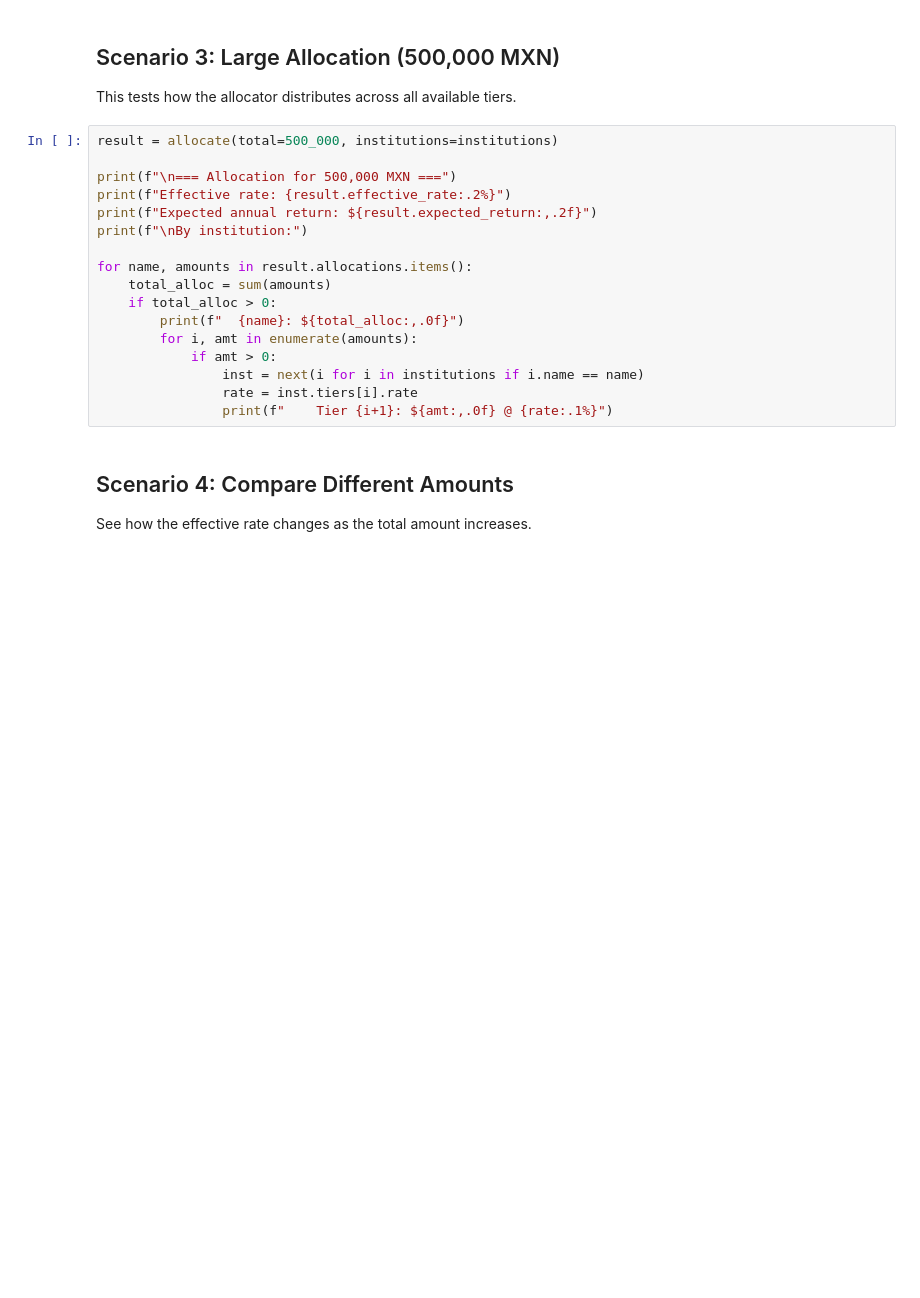
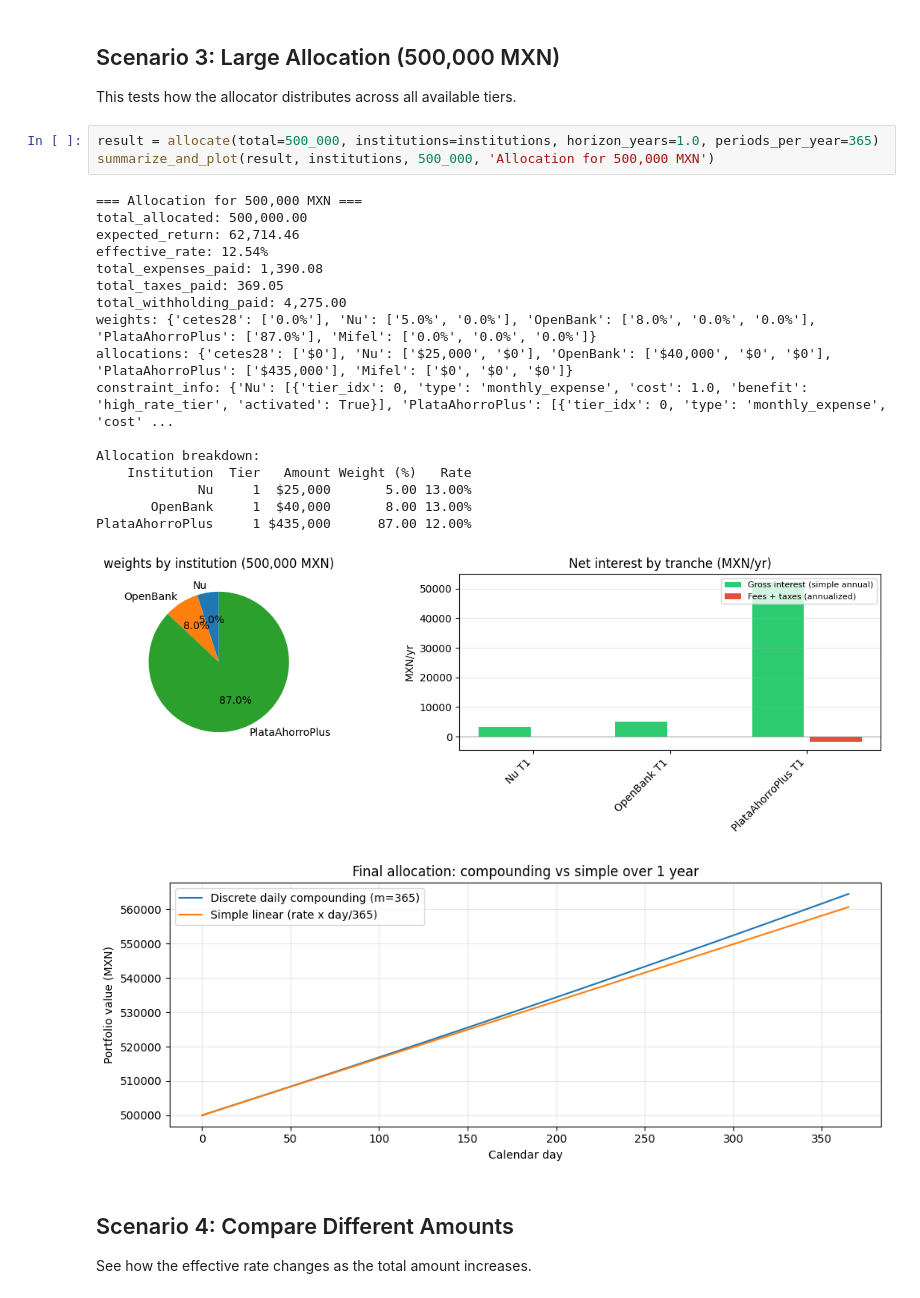
Before and after one commit to geraledesma/rate-allocator, a Jupyter notebook: notebooks/demo.ipynb, the cells around one changed output. Drawn from its saved outputs; the diff is of its cells as text; blank space fills up the shorter version.

```diff
--- a/notebooks/demo.ipynb
+++ b/notebooks/demo.ipynb
@@ -75,23 +92,28 @@ for name, amounts in result.allocations.items():
 ## Scenario 3: Large Allocation (500,000 MXN)
 
 This tests how the allocator distributes across all available tiers.
-# %%
-result = allocate(total=500_000, institutions=institutions)
-
-print(f"\n=== Allocation for 500,000 MXN ===")
-print(f"Effective rate: {result.effective_rate:.2%}")
-print(f"Expected annual return: ${result.expected_return:,.2f}")
-print(f"\nBy institution:")
-
-for name, amounts in result.allocations.items():
-    total_alloc = sum(amounts)
-    if total_alloc > 0:
-        print(f"  {name}: ${total_alloc:,.0f}")
-        for i, amt in enumerate(amounts):
-            if amt > 0:
-                inst = next(i for i in institutions if i.name == name)
-                rate = inst.tiers[i].rate
-                print(f"    Tier {i+1}: ${amt:,.0f} @ {rate:.1%}")
+# %%
+result = allocate(total=500_000, institutions=institutions, horizon_years=1.0, periods_per_year=365)
+summarize_and_plot(result, institutions, 500_000, 'Allocation for 500,000 MXN')
+# %% [output]
+=== Allocation for 500,000 MXN ===
+total_allocated: 500,000.00
+expected_return: 62,714.46
+effective_rate: 12.54%
+total_expenses_paid: 1,390.08
+total_taxes_paid: 369.05
+total_withholding_paid: 4,275.00
+weights: {'cetes28': ['0.0%'], 'Nu': ['5.0%', '0.0%'], 'OpenBank': ['8.0%', '0.0%', '0.0%'], 'PlataAhorroPlus': ['87.0%'], 'Mifel': ['0.0%', '0.0%', '0.0%']}
+allocations: {'cetes28': ['$0'], 'Nu': ['$25,000', '$0'], 'OpenBank': ['$40,000', '$0', '$0'], 'PlataAhorroPlus': ['$435,000'], 'Mifel': ['$0', '$0', '$0']}
+constraint_info: {'Nu': [{'tier_idx': 0, 'type': 'monthly_expense', 'cost': 1.0, 'benefit': 'high_rate_tier', 'activated': True}], 'PlataAhorroPlus': [{'tier_idx': 0, 'type': 'monthly_expense', 'cost' ...
+
+Allocation breakdown:
+    Institution  Tier   Amount Weight (%)   Rate
+             Nu     1  $25,000       5.00 13.00%
+       OpenBank     1  $40,000       8.00 13.00%
+PlataAhorroPlus     1 $435,000      87.00 12.00%
+[figure, added]
+[figure, added]
 # %% [markdown]
 ## Scenario 4: Compare Different Amounts
 
```
Also changed, not shown: parts of 19 cells of this notebook, 38 other files.
